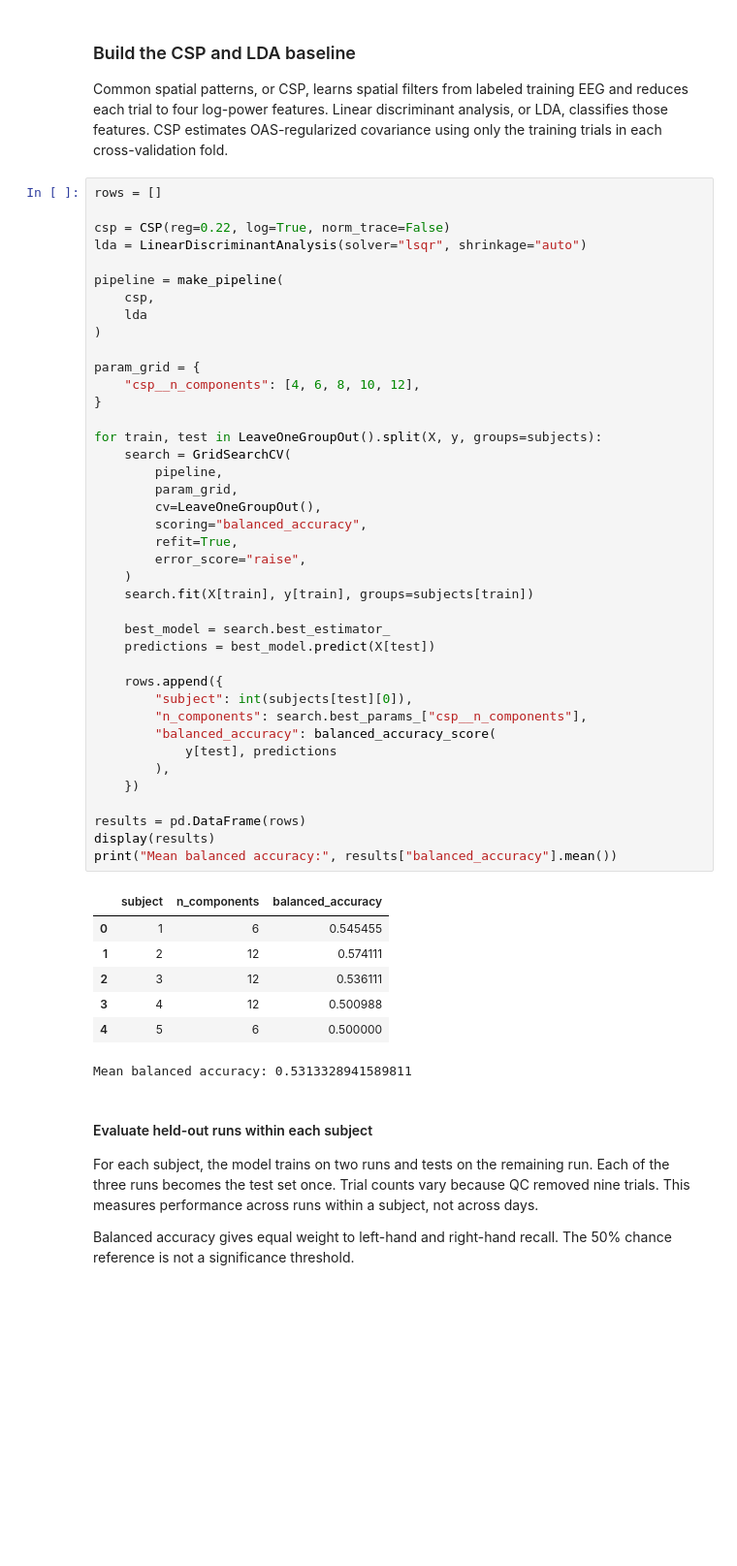
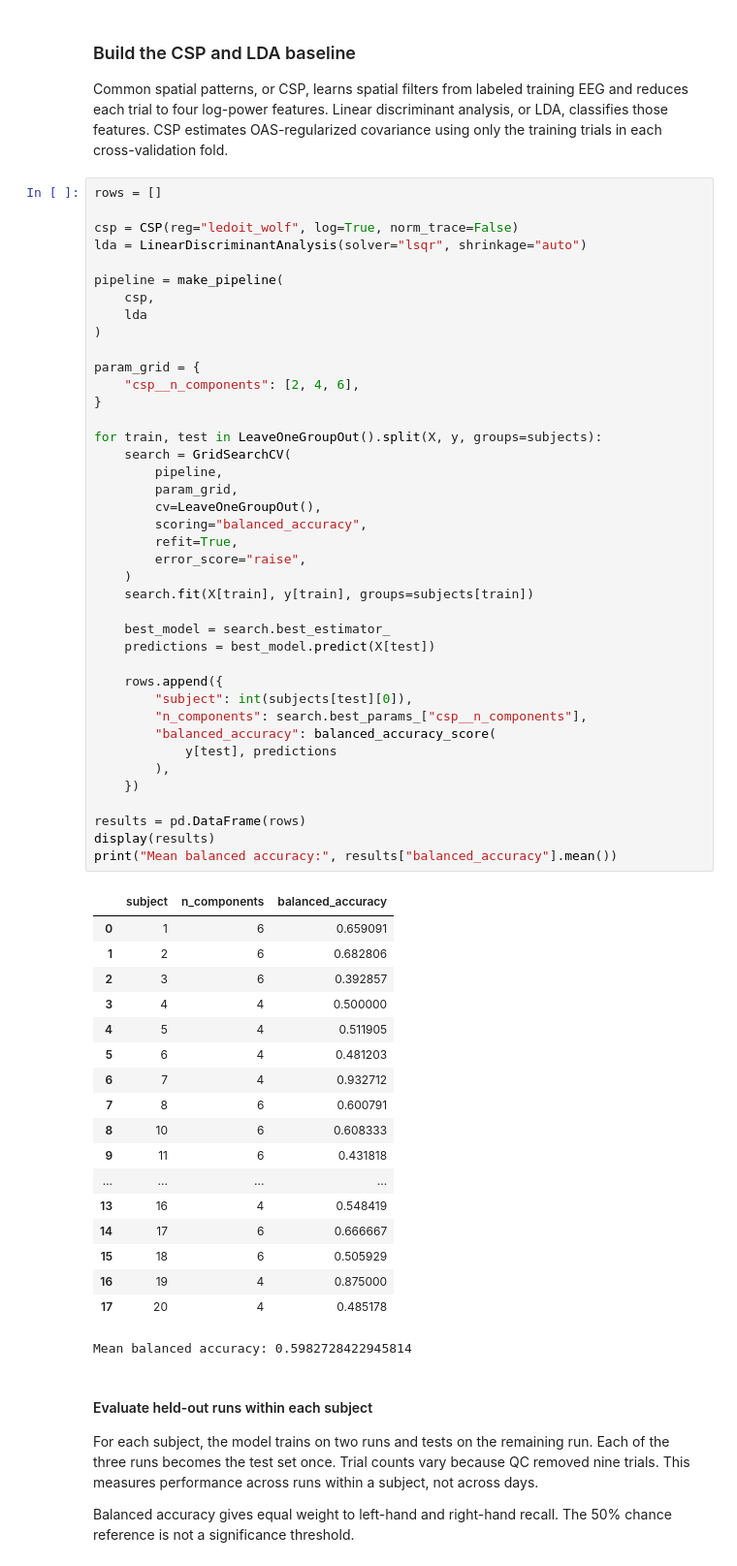
Before and after one commit to trenton-pham/eeg-motor-imagery, a Jupyter notebook: notebooks/modeling.ipynb, the cells around one changed output. Shown at 97% size. Drawn from its saved outputs; the diff is of its cells as text; blank space fills up the shorter version.

```diff
--- a/notebooks/modeling.ipynb
+++ b/notebooks/modeling.ipynb
@@ -134,7 +162,7 @@ Common spatial patterns, or CSP, learns spatial filters from labeled training EE
 # %%
 rows = []
 
-csp = CSP(reg=0.22, log=True, norm_trace=False)
+csp = CSP(reg="ledoit_wolf", log=True, norm_trace=False)
 lda = LinearDiscriminantAnalysis(solver="lsqr", shrinkage="auto")
 
 pipeline = make_pipeline(
@@ -143,42 +171,53 @@ pipeline = make_pipeline(
 )
 
 param_grid = {
-    "csp__n_components": [4, 6, 8, 10, 12],
+    "csp__n_components": [2, 4, 6],
 }
 
 for train, test in LeaveOneGroupOut().split(X, y, groups=subjects):
     search = GridSearchCV(
         pipeline,
         param_grid,
         cv=LeaveOneGroupOut(),
         scoring="balanced_accuracy",
         refit=True,
         error_score="raise",
     )
     search.fit(X[train], y[train], groups=subjects[train])
 
     best_model = search.best_estimator_
     predictions = best_model.predict(X[test])
 
     rows.append({
         "subject": int(subjects[test][0]),
         "n_components": search.best_params_["csp__n_components"],
         "balanced_accuracy": balanced_accuracy_score(
             y[test], predictions
         ),
     })
 
 results = pd.DataFrame(rows)
 display(results)
 print("Mean balanced accuracy:", results["balanced_accuracy"].mean())
 # %% [output]
 |  | subject | n_components | balanced_accuracy |
-| 0 | 1 | 6 | 0.545455 |
-| 1 | 2 | 12 | 0.574111 |
-| 2 | 3 | 12 | 0.536111 |
-| 3 | 4 | 12 | 0.500988 |
-| 4 | 5 | 6 | 0.500000 |
+| 0 | 1 | 6 | 0.659091 |
+| 1 | 2 | 6 | 0.682806 |
+| 2 | 3 | 6 | 0.392857 |
+| 3 | 4 | 4 | 0.500000 |
+| 4 | 5 | 4 | 0.511905 |
+| 5 | 6 | 4 | 0.481203 |
+| 6 | 7 | 4 | 0.932712 |
+| 7 | 8 | 6 | 0.600791 |
+| 8 | 10 | 6 | 0.608333 |
+| 9 | 11 | 6 | 0.431818 |
+| ... | ... | ... | ... |
+| 13 | 16 | 4 | 0.548419 |
+| 14 | 17 | 6 | 0.666667 |
+| 15 | 18 | 6 | 0.505929 |
+| 16 | 19 | 4 | 0.875000 |
+| 17 | 20 | 4 | 0.485178 |
-Mean balanced accuracy: 0.5313328941589811
+Mean balanced accuracy: 0.5982728422945814
 # %% [markdown]
 #### Evaluate held-out runs within each subject
 
```
Also changed, not shown: parts of 9 cells of this notebook, 6 other files.
